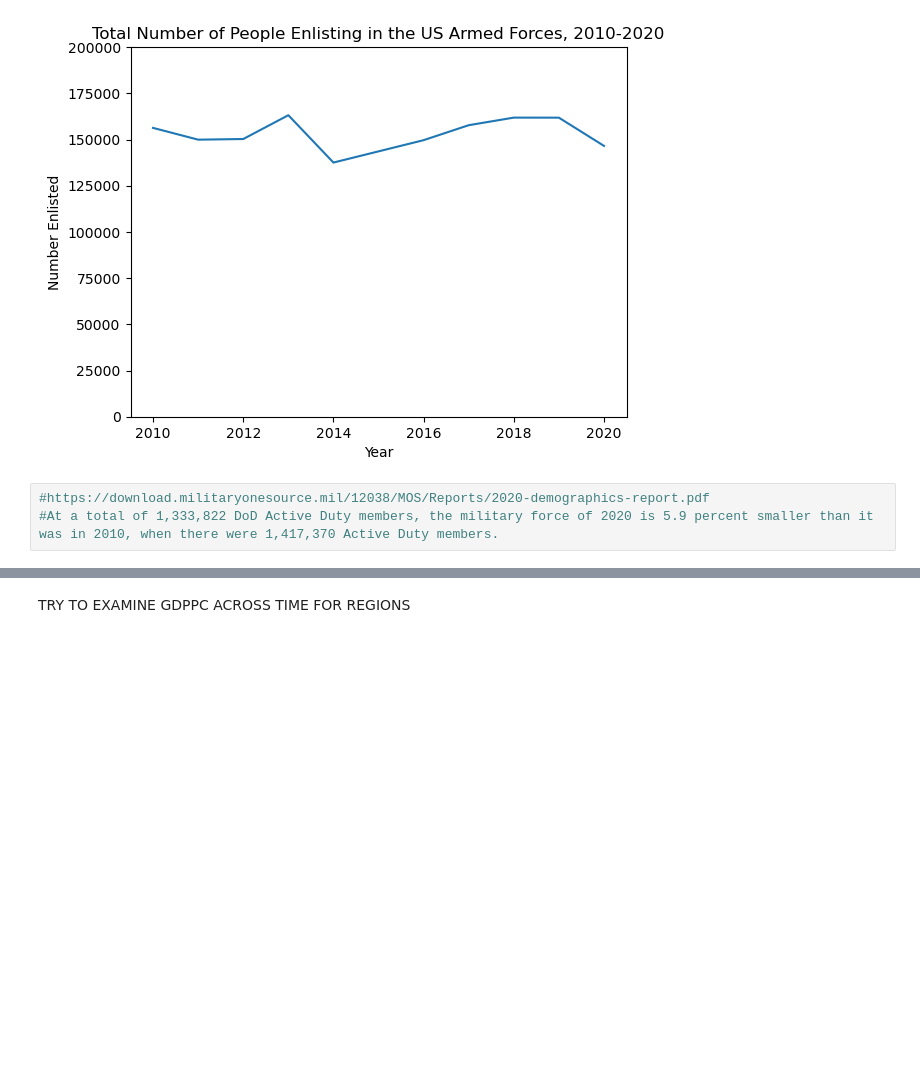
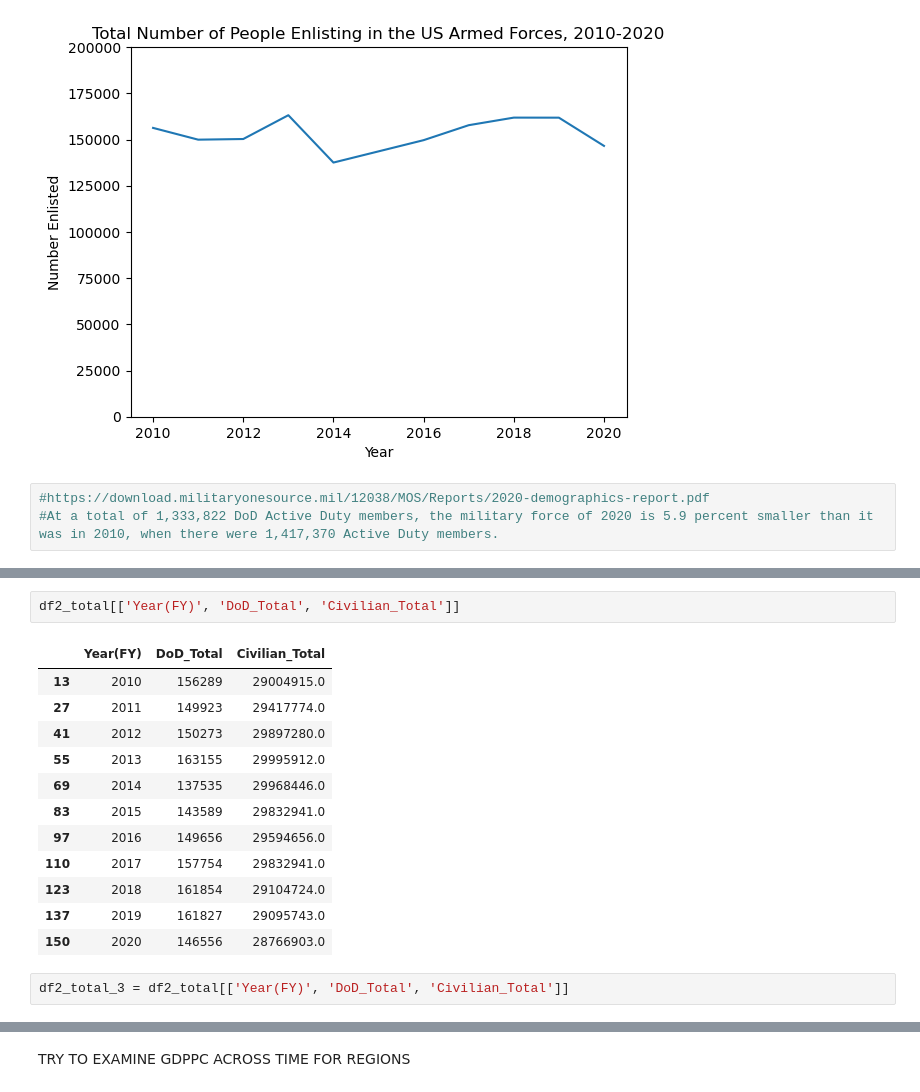
Before and after one commit to lightc4/lightch_capstone1, a Jupyter notebook: notebook/Accessions2010_20_gdppc.ipynb, the cells around one changed output, grey strips where cells are left out. Drawn from its saved outputs; the diff is of its cells as text; blank space fills up the shorter version.

```diff
--- a/notebook/Accessions2010_20_gdppc.ipynb
+++ b/notebook/Accessions2010_20_gdppc.ipynb
@@ -120,0 +158,17 @@ Line graph:
+# %%
+df2_total[['Year(FY)', 'DoD_Total', 'Civilian_Total']]
+# %% [output]
+|  | Year(FY) | DoD_Total | Civilian_Total |
+| 13 | 2010 | 156289 | 29004915.0 |
+| 27 | 2011 | 149923 | 29417774.0 |
+| 41 | 2012 | 150273 | 29897280.0 |
+| 55 | 2013 | 163155 | 29995912.0 |
+| 69 | 2014 | 137535 | 29968446.0 |
+| 83 | 2015 | 143589 | 29832941.0 |
+| 97 | 2016 | 149656 | 29594656.0 |
+| 110 | 2017 | 157754 | 29832941.0 |
+| 123 | 2018 | 161854 | 29104724.0 |
+| 137 | 2019 | 161827 | 29095743.0 |
+| 150 | 2020 | 146556 | 28766903.0 |
+# %%
+df2_total_3 = df2_total[['Year(FY)', 'DoD_Total', 'Civilian_Total']]
```
Also changed, not shown: parts of 12 cells of this notebook, 1 other file.
